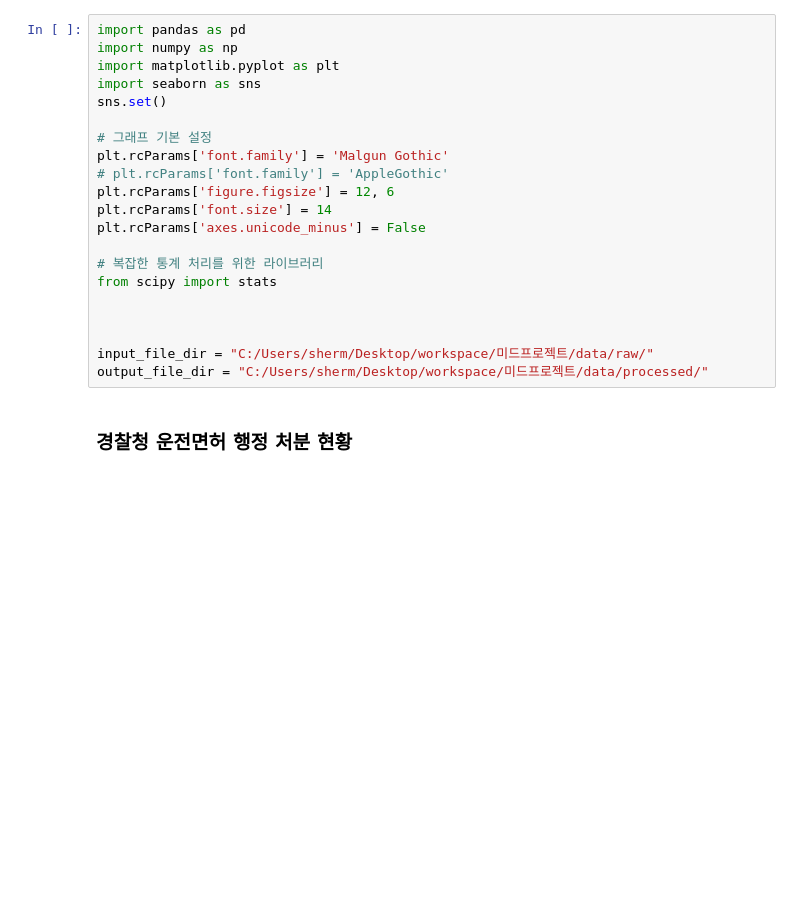
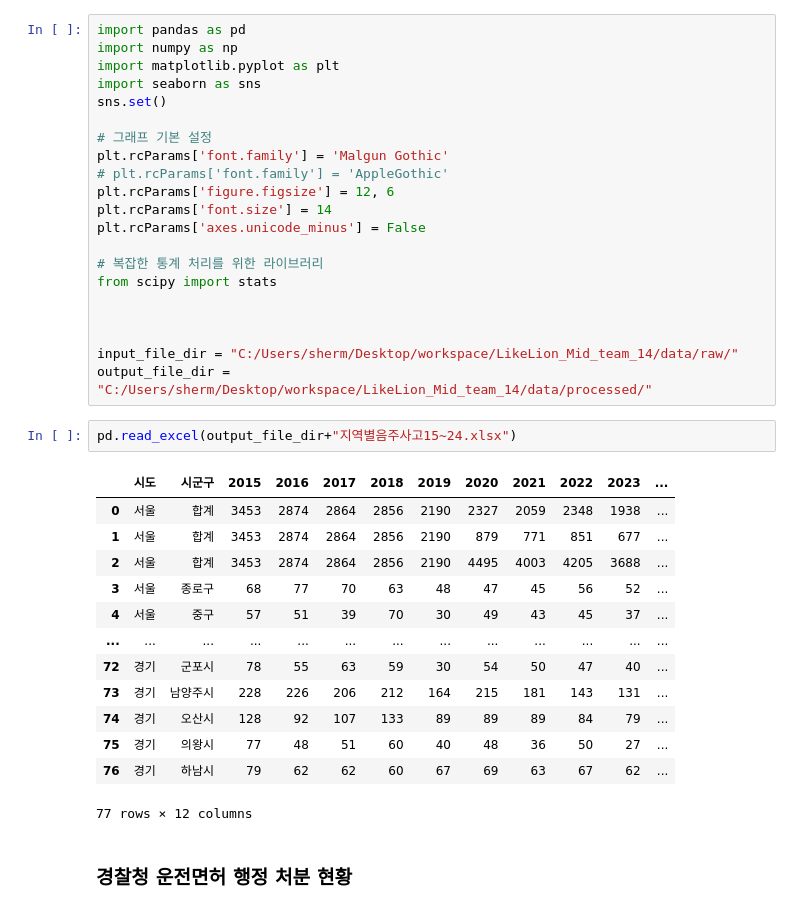
Before and after one commit to Eunhasuiin/LikeLion_Mid_team_14, a Jupyter notebook: members/장주호/notebooks/EDA.ipynb, the cells around one changed output. Drawn from its saved outputs; the diff is of its cells as text; blank space fills up the shorter version.

```diff
--- a/members/장주호/notebooks/EDA.ipynb
+++ b/members/장주호/notebooks/EDA.ipynb
@@ -17,8 +17,24 @@ from scipy import stats
 
 
 
-input_file_dir = "C:/Users/sherm/Desktop/workspace/미드프로젝트/data/raw/"
-output_file_dir = "C:/Users/sherm/Desktop/workspace/미드프로젝트/data/processed/"
+input_file_dir = "C:/Users/sherm/Desktop/workspace/LikeLion_Mid_team_14/data/raw/"
+output_file_dir = "C:/Users/sherm/Desktop/workspace/LikeLion_Mid_team_14/data/processed/"
+# %%
+pd.read_excel(output_file_dir+"지역별음주사고15~24.xlsx")
+# %% [output]
+|  | 시도 | 시군구 | 2015 | 2016 | 2017 | 2018 | 2019 | 2020 | 2021 | 2022 | 2023 | ... |
+| 0 | 서울 | 합계 | 3453 | 2874 | 2864 | 2856 | 2190 | 2327 | 2059 | 2348 | 1938 | ... |
+| 1 | 서울 | 합계 | 3453 | 2874 | 2864 | 2856 | 2190 | 879 | 771 | 851 | 677 | ... |
+| 2 | 서울 | 합계 | 3453 | 2874 | 2864 | 2856 | 2190 | 4495 | 4003 | 4205 | 3688 | ... |
+| 3 | 서울 | 종로구 | 68 | 77 | 70 | 63 | 48 | 47 | 45 | 56 | 52 | ... |
+| 4 | 서울 | 중구 | 57 | 51 | 39 | 70 | 30 | 49 | 43 | 45 | 37 | ... |
+| ... | ... | ... | ... | ... | ... | ... | ... | ... | ... | ... | ... | ... |
+| 72 | 경기 | 군포시 | 78 | 55 | 63 | 59 | 30 | 54 | 50 | 47 | 40 | ... |
+| 73 | 경기 | 남양주시 | 228 | 226 | 206 | 212 | 164 | 215 | 181 | 143 | 131 | ... |
+| 74 | 경기 | 오산시 | 128 | 92 | 107 | 133 | 89 | 89 | 89 | 84 | 79 | ... |
+| 75 | 경기 | 의왕시 | 77 | 48 | 51 | 60 | 40 | 48 | 36 | 50 | 27 | ... |
+| 76 | 경기 | 하남시 | 79 | 62 | 62 | 60 | 67 | 69 | 63 | 67 | 62 | ... |
+77 rows × 12 columns
 # %% [markdown]
 ### 경찰청 운전면허 행정 처분 현황
 # %%
```
Also changed, not shown: parts of 1 cell of this notebook, 4 other files.
